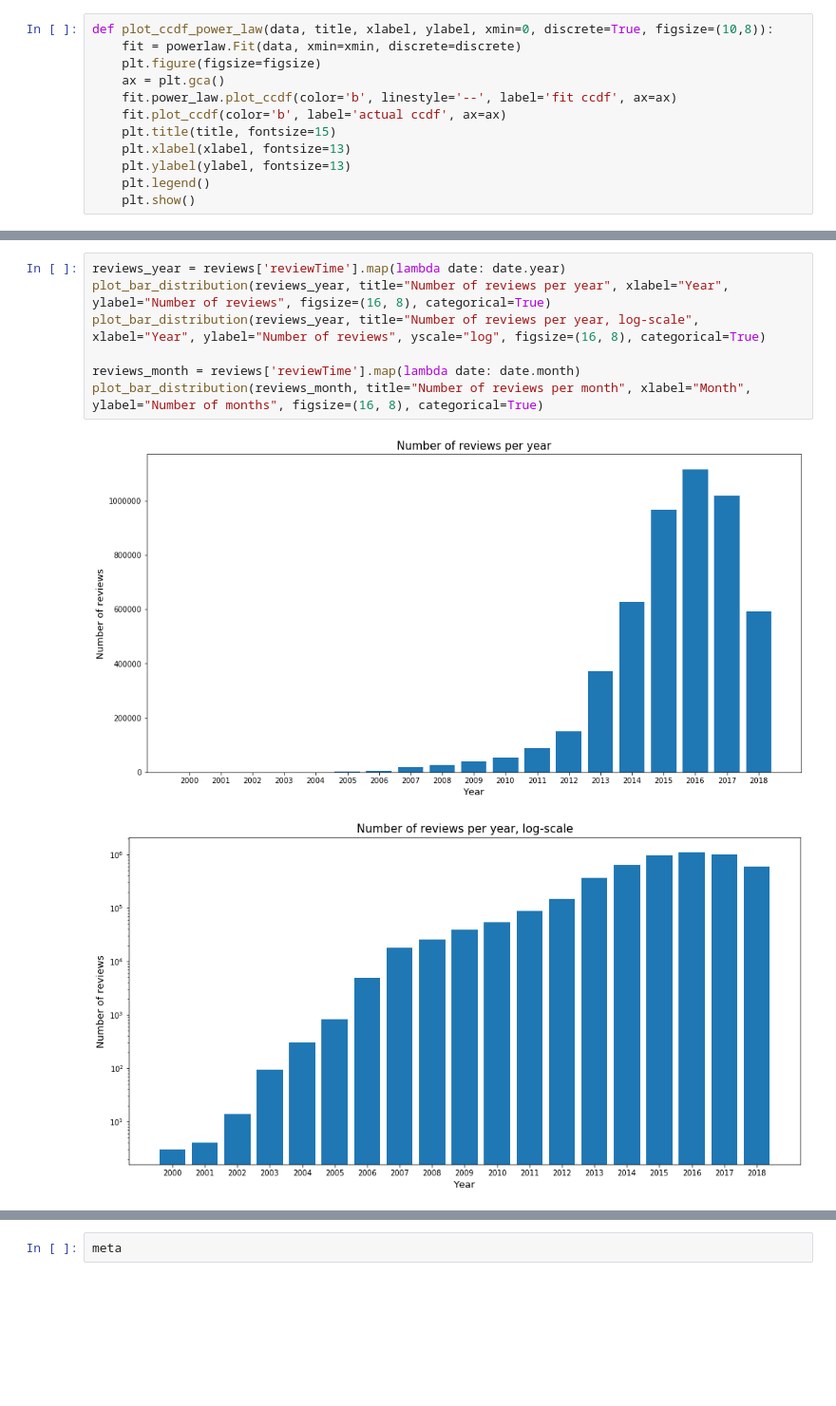
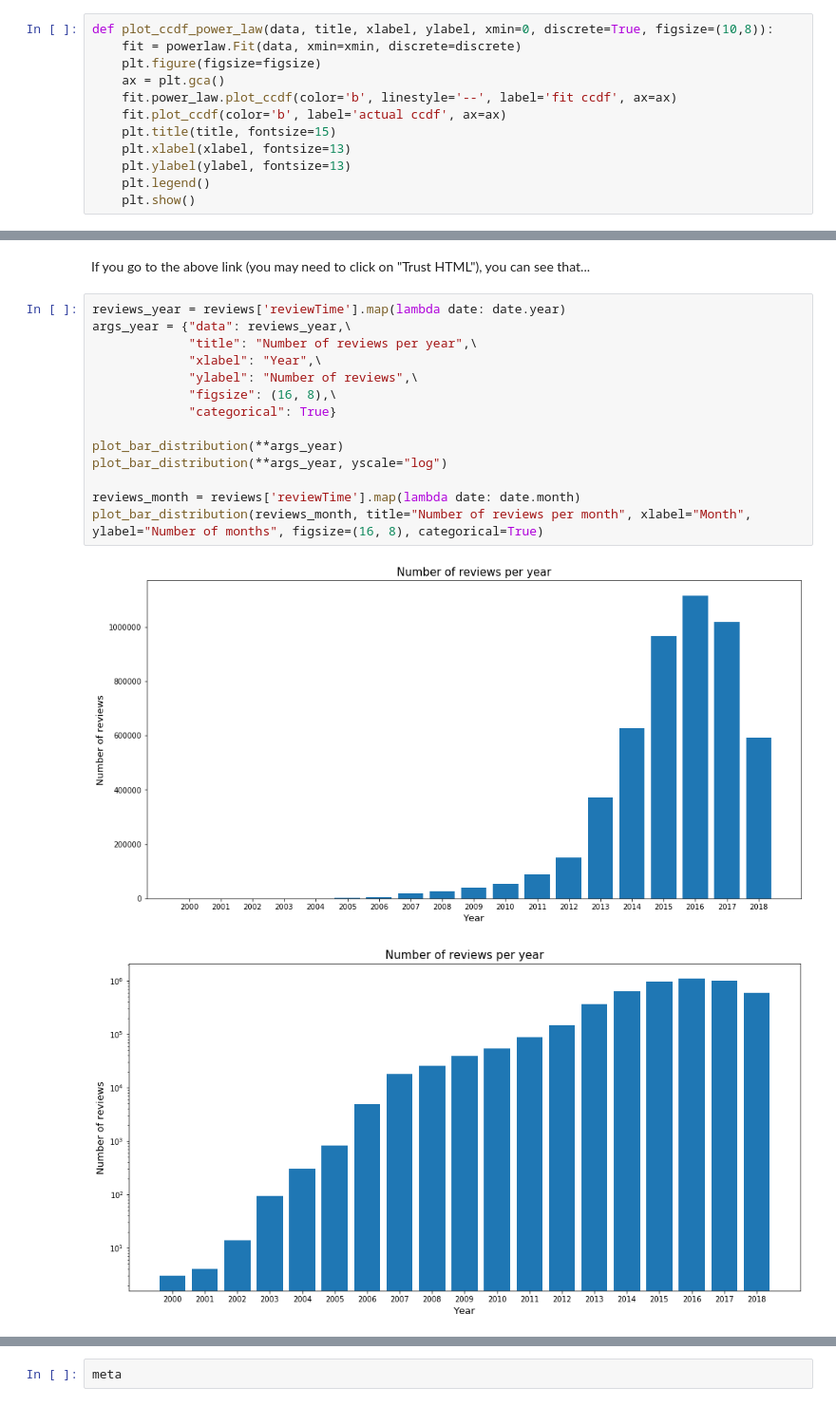
Before and after one commit to JulesssG/ADA-project, a Jupyter notebook: milestone_2.ipynb, the cells around one changed output, grey strips where cells are left out. Shown: that part at 95% size. Saved outputs shown, nothing was run; the diff lists cells and outputs as text; blank space fills up the shorter version.

Commit message:
Format code + output bokeh plots to html

```diff
--- a/milestone_2.ipynb
+++ b/milestone_2.ipynb
@@ -223,13 +247,22 @@ show(p)
+# %% [markdown]
+If you go to the above link (you may need to click on "Trust HTML"), you can see that...
 # %%
 reviews_year = reviews['reviewTime'].map(lambda date: date.year)
-plot_bar_distribution(reviews_year, title="Number of reviews per year", xlabel="Year", ylabel="Number of reviews", figsize=(16, 8), categorical=True)
-plot_bar_distribution(reviews_year, title="Number of reviews per year, log-scale", xlabel="Year", ylabel="Number of reviews", yscale="log", figsize=(16, 8), categorical=True)
+args_year = {"data": reviews_year,\
+             "title": "Number of reviews per year",\
+             "xlabel": "Year",\
+             "ylabel": "Number of reviews",\
+             "figsize": (16, 8),\
+             "categorical": True}
+
+plot_bar_distribution(**args_year)
+plot_bar_distribution(**args_year, yscale="log")
 
 reviews_month = reviews['reviewTime'].map(lambda date: date.month)
 plot_bar_distribution(reviews_month, title="Number of reviews per month", xlabel="Month", ylabel="Number of months", figsize=(16, 8), categorical=True)
 # %% [output]
 [figure]
-[figure, old version]
+[figure, new version]
 [figure]
 # %%
 meta
```
Also changed, not shown: parts of 11 cells of this notebook, 2 other files.
